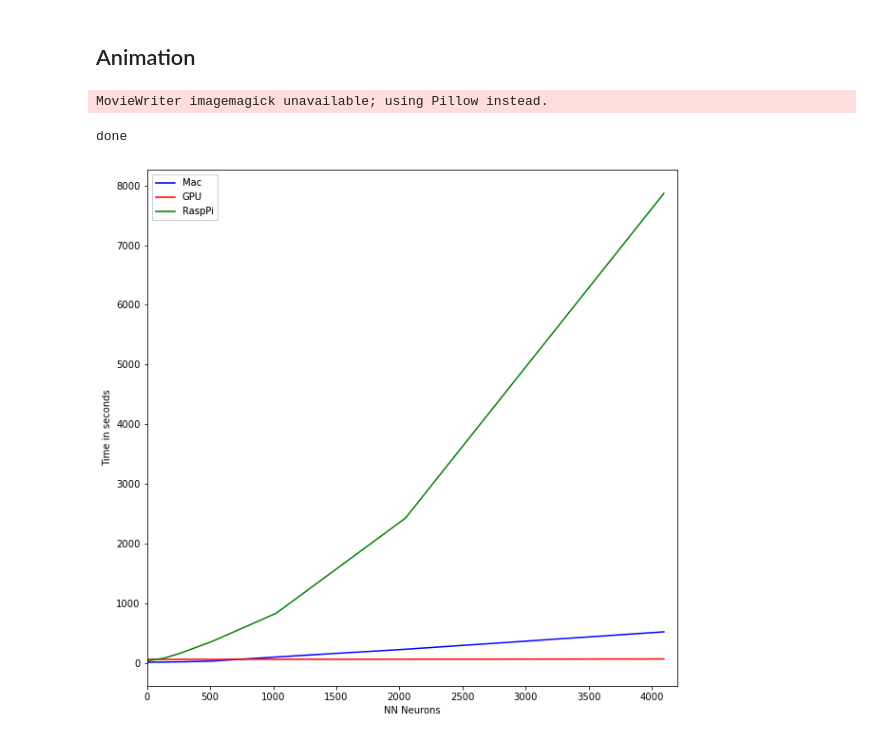
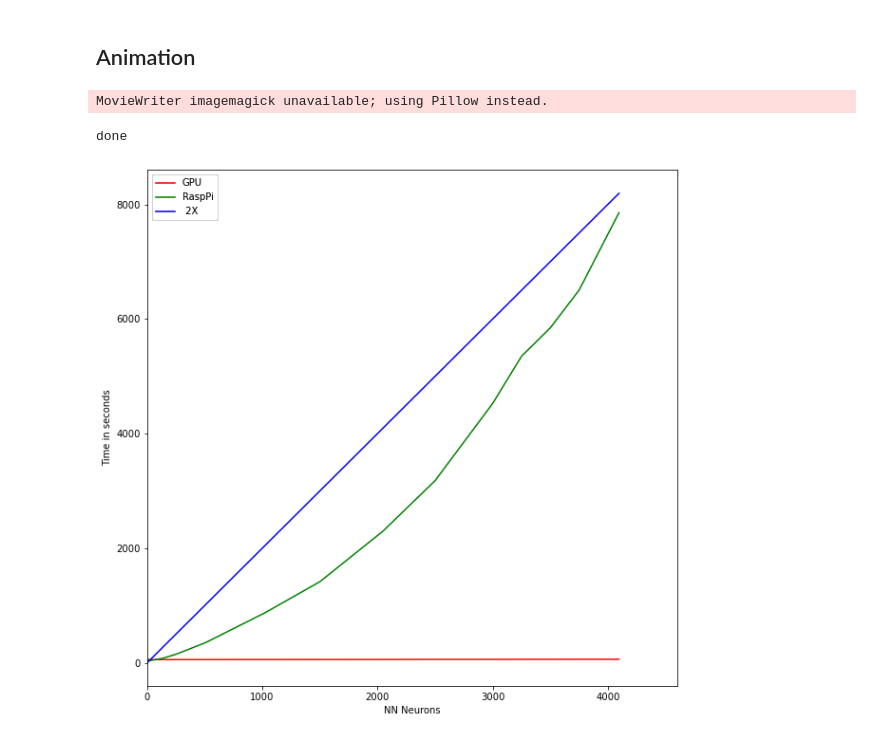
Before and after one commit to toelt-llc/TOELT-tfrabbit, a Jupyter notebook: code/notebooks/mnist_rpi_benchmark.ipynb, the cells around one changed output. Cells and saved outputs as stored; diff of their text form; code cells hidden in the pictures.

Commit message:
time conmp frodo2 pi2

```diff
--- a/code/notebooks/mnist_rpi_benchmark.ipynb
+++ b/code/notebooks/mnist_rpi_benchmark.ipynb
@@ -241,0 +258,11 @@ frodo_neurons
+# %%
+pidf2 = pd.read_csv('../saved_results/pi2.csv')
+times_pi2 = []
+for i in pidf2.values.tolist():
+    times_pi2.append(i[1])
+times_pi2
+
+pi_neurons2 = []
+for i in pidf2.values.tolist():
+    pi_neurons2.append(i[0])
+pi_neurons2
@@ -257,28 +307,59 @@ for i in range(4,10):
 [figure]
 # %% [markdown]
 ## Animation
+# %%
+from matplotlib import pyplot as plt
+from celluloid import Camera
+import numpy as np
+
+y = [2*x for x in frodo_neurons2]
+
+fig = plt.figure(figsize=(10,10))
+camera = Camera(fig)
+plt.xlim(0,4600)
+plt.xlabel('NN Neurons')
+plt.ylabel('Time in seconds')
+#plt.plot(mac_neurons[3],times_mac[3], 'b', label = 'Mac')
+plt.plot(frodo_neurons2[3], times_frodo2[3], 'r', label = 'GPU')
+plt.plot(pi_neurons2[3], times_pi2[3], 'g', label = 'RaspPi')
+plt.plot(frodo_neurons2[3], y[3], 'b', label= ' 2X ')
+plt.legend()
+for i in range(4,len(times_frodo2)):
+    #plt.plot(mac_neurons[:i],times_mac[:i], 'b')#, label = 'Mac')
+    plt.plot(frodo_neurons2[:i], times_frodo2[:i], 'r')#, label = 'GPU')
+    plt.plot(pi_neurons2[:i], times_pi2[:i], 'g')#, label = 'RaspPi')
+    plt.plot(frodo_neurons2[:i], y[:i], 'b')
+    camera.snap()
+animation = camera.animate(interval = 500)
+print("done")
+animation.save('timecomparison.gif', writer = 'imagemagick')
+# %% [output]
+MovieWriter imagemagick unavailable; using Pillow instead.
+done
+[figure, added]
 # %%
 from matplotlib import pyplot as plt
 from celluloid import Camera
+import numpy as np
+
+x = np.linspace(0, 10, 4500)
+y = x**2
 
 fig = plt.figure(figsize=(10,10))
 camera = Camera(fig)
-plt.xlim(0,4200)
+plt.xlim(0,4600)
 plt.xlabel('NN Neurons')
 plt.ylabel('Time in seconds')
-plt.plot(mac_neurons[3],times_mac[3], 'b', label = 'Mac')
-plt.plot(frodo_neurons[3], times_frodo[3], 'r', label = 'GPU')
-plt.plot(pi_neurons[3], times_pi[3], 'g', label = 'RaspPi')
+#plt.plot(mac_neurons[3],times_mac[3], 'b', label = 'Mac')
+plt.plot(frodo_neurons2[3], times_frodo2[3], 'r', label = 'GPU')
+plt.plot(pi_neurons2[3], times_pi2[3], 'g', label = 'RaspPi')
 plt.legend()
-for i in range(4,10):
-    plt.plot(mac_neurons[:i],times_mac[:i], 'b')#, label = 'Mac')
-    plt.plot(frodo_neurons[:i], times_frodo[:i], 'r')#, label = 'GPU')
-    plt.plot(pi_neurons[:i], times_pi[:i], 'g')#, label = 'RaspPi')
+for i in range(4,len(times_frodo2)):
+    #plt.plot(mac_neurons[:i],times_mac[:i], 'b')#, label = 'Mac')
+    plt.plot(frodo_neurons2[:i], times_frodo2[:i], 'r')#, label = 'GPU')
+    plt.plot(pi_neurons2[:i], times_pi2[:i], 'g')#, label = 'RaspPi')
+    plt.plot(x, y)
     camera.snap()
 animation = camera.animate(interval = 1000)
 print("done")
 animation.save('timecomparison.gif', writer = 'imagemagick')
-# %% [output]
-MovieWriter imagemagick unavailable; using Pillow instead.
-done
-[figure, removed]
```
Also changed, not shown: parts of 6 cells of this notebook, 1 other file.
